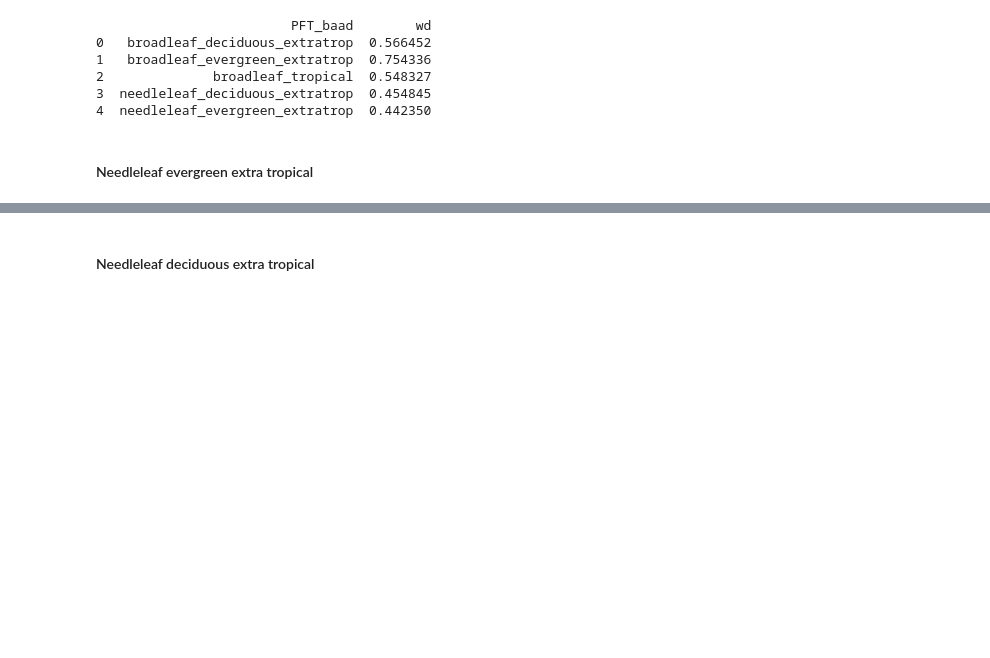
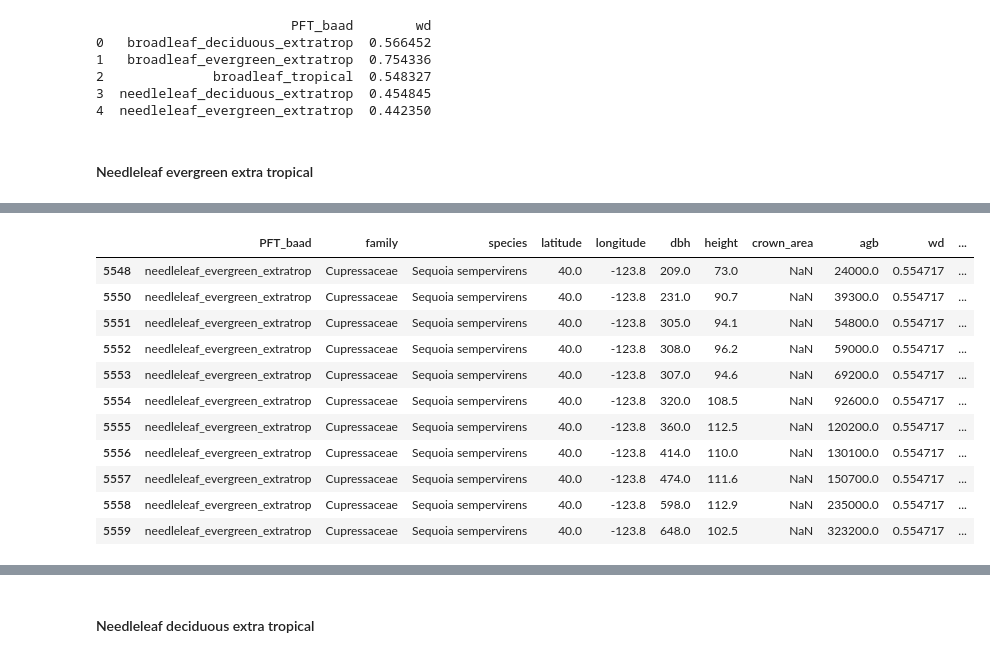
Before and after one commit to JessicaNeedham/FATES-plotting-scripts, a Jupyter notebook: v2_Tallo_analysis_global.ipynb, the cells around one changed output, grey strips where cells are left out. Drawn from its saved outputs; the diff is of its cells as text; code cells hidden in the pictures; blank space fills up the shorter version.

```diff
--- a/v2_Tallo_analysis_global.ipynb
+++ b/v2_Tallo_analysis_global.ipynb
@@ -1100,0 +1103,17 @@ print(agb_ps_nleex)
+# %%
+nleex = df_baad[df_baad.PFT_baad=='needleleaf_evergreen_extratrop']
+nleex_large = nleex[nleex['dbh'] > 200]
+nleex_large.head(100)
+# %% [output]
+|  | PFT_baad | family | species | latitude | longitude | dbh | height | crown_area | agb | wd | ... |
+| 5548 | needleleaf_evergreen_extratrop | Cupressaceae | Sequoia sempervirens | 40.0 | -123.8 | 209.0 | 73.0 | NaN | 24000.0 | 0.554717 | ... |
+| 5550 | needleleaf_evergreen_extratrop | Cupressaceae | Sequoia sempervirens | 40.0 | -123.8 | 231.0 | 90.7 | NaN | 39300.0 | 0.554717 | ... |
+| 5551 | needleleaf_evergreen_extratrop | Cupressaceae | Sequoia sempervirens | 40.0 | -123.8 | 305.0 | 94.1 | NaN | 54800.0 | 0.554717 | ... |
+| 5552 | needleleaf_evergreen_extratrop | Cupressaceae | Sequoia sempervirens | 40.0 | -123.8 | 308.0 | 96.2 | NaN | 59000.0 | 0.554717 | ... |
+| 5553 | needleleaf_evergreen_extratrop | Cupressaceae | Sequoia sempervirens | 40.0 | -123.8 | 307.0 | 94.6 | NaN | 69200.0 | 0.554717 | ... |
+| 5554 | needleleaf_evergreen_extratrop | Cupressaceae | Sequoia sempervirens | 40.0 | -123.8 | 320.0 | 108.5 | NaN | 92600.0 | 0.554717 | ... |
+| 5555 | needleleaf_evergreen_extratrop | Cupressaceae | Sequoia sempervirens | 40.0 | -123.8 | 360.0 | 112.5 | NaN | 120200.0 | 0.554717 | ... |
+| 5556 | needleleaf_evergreen_extratrop | Cupressaceae | Sequoia sempervirens | 40.0 | -123.8 | 414.0 | 110.0 | NaN | 130100.0 | 0.554717 | ... |
+| 5557 | needleleaf_evergreen_extratrop | Cupressaceae | Sequoia sempervirens | 40.0 | -123.8 | 474.0 | 111.6 | NaN | 150700.0 | 0.554717 | ... |
+| 5558 | needleleaf_evergreen_extratrop | Cupressaceae | Sequoia sempervirens | 40.0 | -123.8 | 598.0 | 112.9 | NaN | 235000.0 | 0.554717 | ... |
+| 5559 | needleleaf_evergreen_extratrop | Cupressaceae | Sequoia sempervirens | 40.0 | -123.8 | 648.0 | 102.5 | NaN | 323200.0 | 0.554717 | ... |
```
Also changed, not shown: parts of 5 cells of this notebook.
